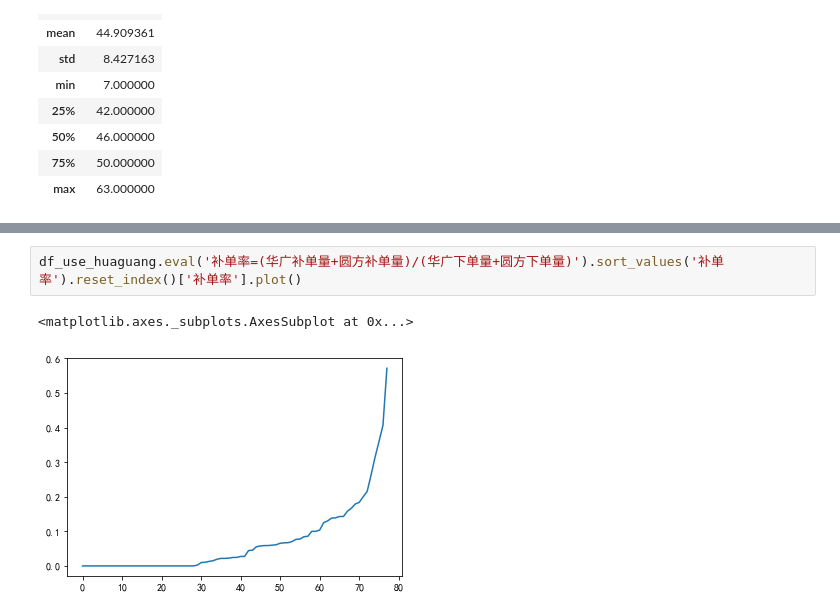
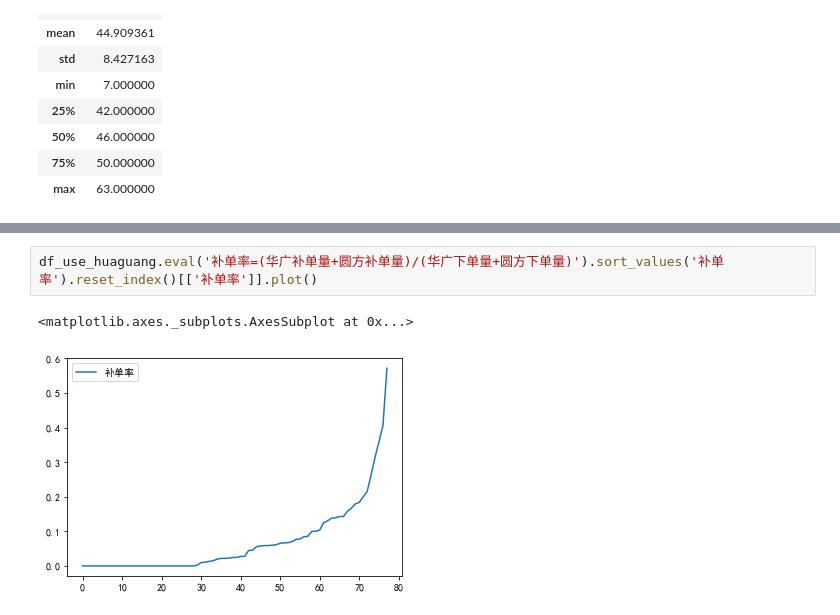
Before and after one commit to serpahimor/private-room, a Jupyter notebook: ipynb/mes/下单状态分析.ipynb, the cells around one changed output, grey strips where cells are left out. Saved outputs shown, nothing was run; the diff lists cells and outputs as text.

```diff
--- a/ipynb/mes/下单状态分析.ipynb
+++ b/ipynb/mes/下单状态分析.ipynb
@@ -204,7 +204,7 @@ df_use_huaguang.query('华广下单量>100 or 华广下单量<130')
 | 7 | 江苏无锡锡沪东路店 | 32020002 | 141 | 156.0 | 7.0 | 144 | 69.0 | 0.0 | 1.106383 | 0.479167 | 0.049645 | ... |
 | 27 | 浙江省杭州市萧山区展示设计中心 | 33010005 | 879 | 430.0 | 2.0 | 132 | 70.0 | 0.0 | 0.489192 | 0.530303 | 0.002275 | ... |
 # %%
-df_use_huaguang.eval('补单率=(华广补单量+圆方补单量)/(华广下单量+圆方下单量)').sort_values('补单率').reset_index()['补单率'].plot()
+df_use_huaguang.eval('补单率=(华广补单量+圆方补单量)/(华广下单量+圆方下单量)').sort_values('补单率').reset_index()[['补单率']].plot()
 # %% [output]
 <matplotlib.axes._subplots.AxesSubplot at 0x...>
-[figure, old version]
+[figure, new version]
```
